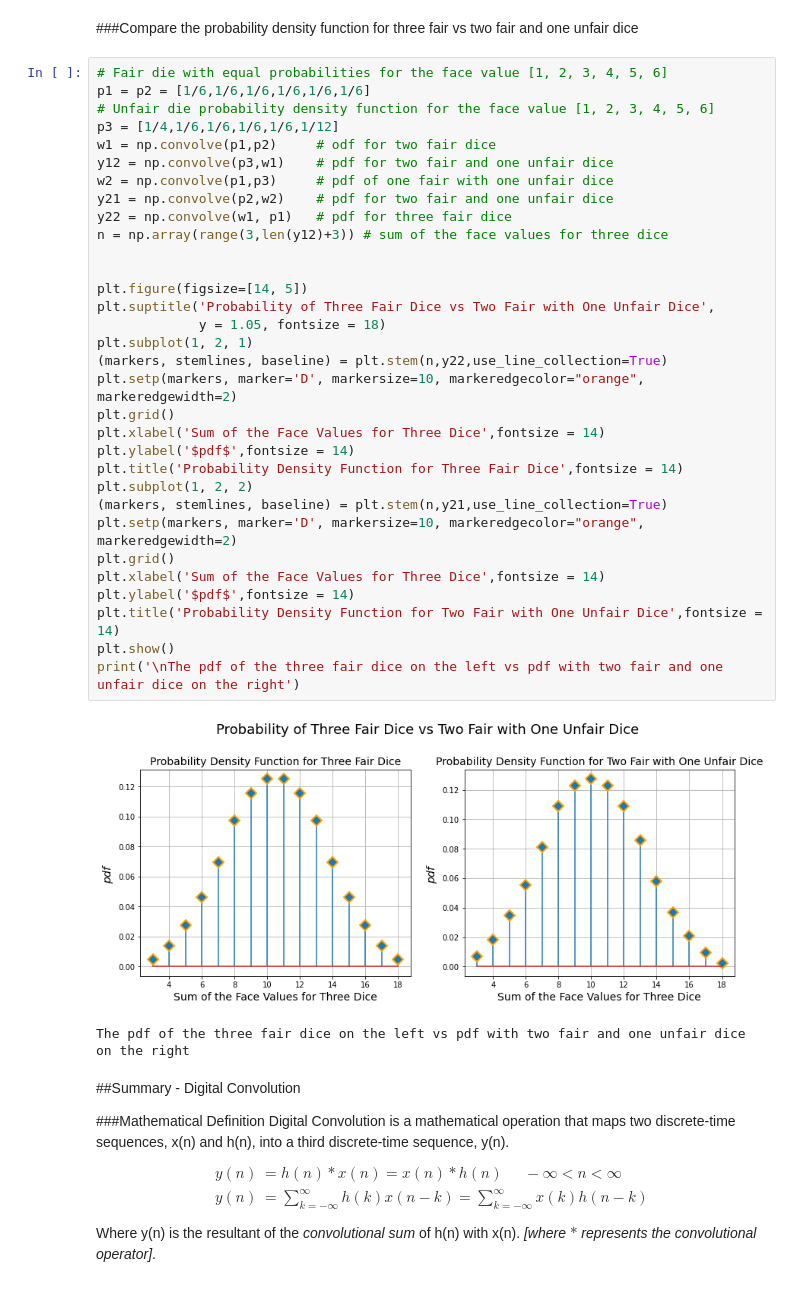
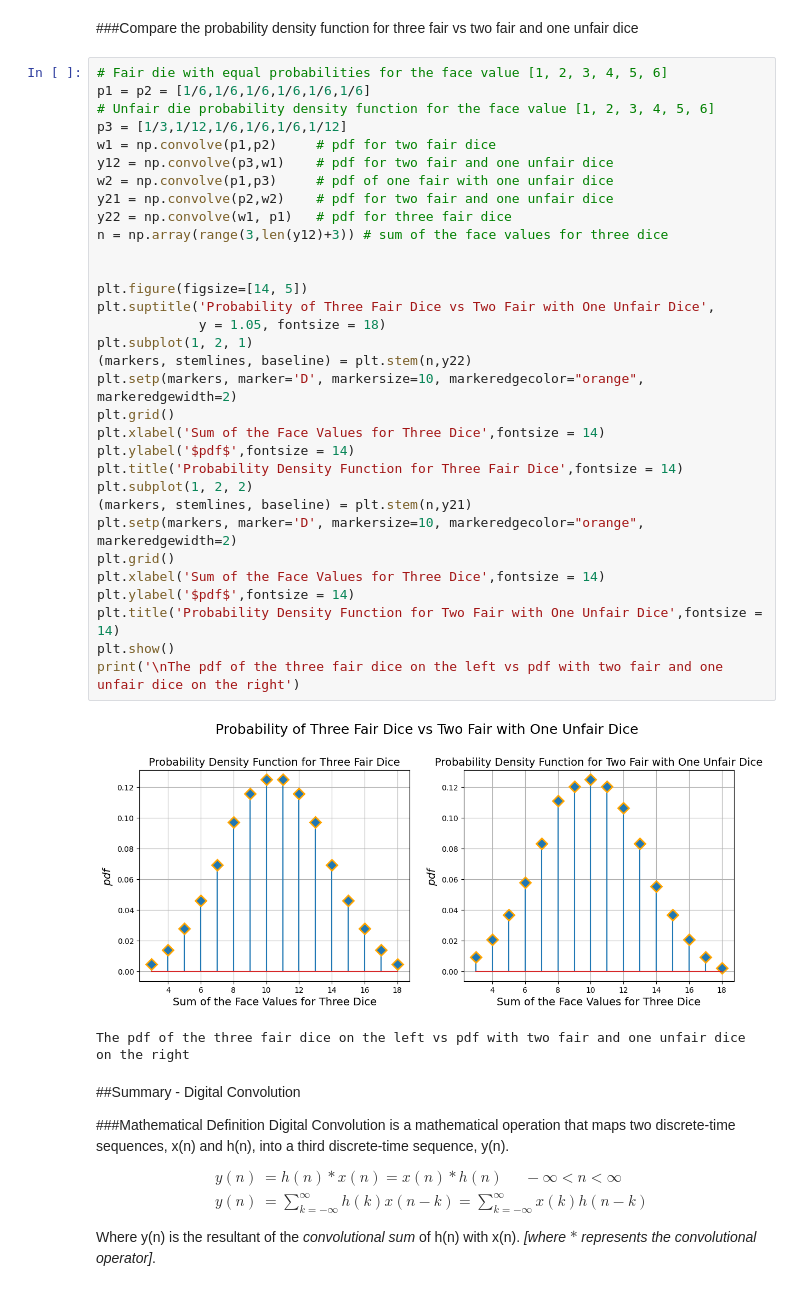
Before and after one commit to Domenikos/Digital_Convolution, a Jupyter notebook: Digital_Convolution.ipynb, the cells around one changed output. Drawn from its saved outputs; the diff is of its cells as text.

```diff
--- a/Digital_Convolution.ipynb
+++ b/Digital_Convolution.ipynb
@@ -409,37 +409,37 @@ The final probability density functions (pdf) are independent of order of convol
 # %%
 # Fair die with equal probabilities for the face value [1, 2, 3, 4, 5, 6]
 p1 = p2 = [1/6,1/6,1/6,1/6,1/6,1/6]
 # Unfair die probability density function for the face value [1, 2, 3, 4, 5, 6]
-p3 = [1/4,1/6,1/6,1/6,1/6,1/12]
-w1 = np.convolve(p1,p2)     # odf for two fair dice
+p3 = [1/3,1/12,1/6,1/6,1/6,1/12]
+w1 = np.convolve(p1,p2)     # pdf for two fair dice
 y12 = np.convolve(p3,w1)    # pdf for two fair and one unfair dice
 w2 = np.convolve(p1,p3)     # pdf of one fair with one unfair dice
 y21 = np.convolve(p2,w2)    # pdf for two fair and one unfair dice
 y22 = np.convolve(w1, p1)   # pdf for three fair dice
 n = np.array(range(3,len(y12)+3)) # sum of the face values for three dice
 
 
 plt.figure(figsize=[14, 5])
 plt.suptitle('Probability of Three Fair Dice vs Two Fair with One Unfair Dice',
              y = 1.05, fontsize = 18)
 plt.subplot(1, 2, 1)
-(markers, stemlines, baseline) = plt.stem(n,y22,use_line_collection=True)
+(markers, stemlines, baseline) = plt.stem(n,y22)
 plt.setp(markers, marker='D', markersize=10, markeredgecolor="orange", markeredgewidth=2)
 plt.grid()
 plt.xlabel('Sum of the Face Values for Three Dice',fontsize = 14)
 plt.ylabel('$pdf$',fontsize = 14)
 plt.title('Probability Density Function for Three Fair Dice',fontsize = 14)
 plt.subplot(1, 2, 2)
-(markers, stemlines, baseline) = plt.stem(n,y21,use_line_collection=True)
+(markers, stemlines, baseline) = plt.stem(n,y21)
 plt.setp(markers, marker='D', markersize=10, markeredgecolor="orange", markeredgewidth=2)
 plt.grid()
 plt.xlabel('Sum of the Face Values for Three Dice',fontsize = 14)
 plt.ylabel('$pdf$',fontsize = 14)
 plt.title('Probability Density Function for Two Fair with One Unfair Dice',fontsize = 14)
 plt.show()
 print('\nThe pdf of the three fair dice on the left vs pdf with two fair and one unfair dice on the right')
 # %% [output]
-[figure, old version]
+[figure, new version]
 The pdf of the three fair dice on the left vs pdf with two fair and one unfair dice on the right
 # %% [markdown]
 ##Summary - Digital Convolution
```
Also changed, not shown: parts of 7 cells of this notebook.
